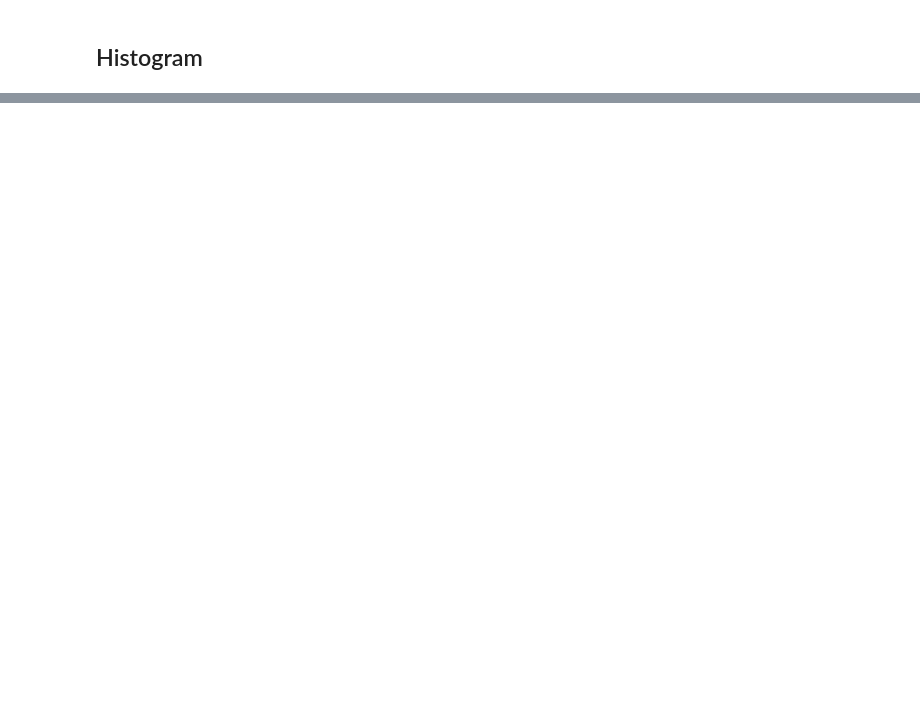
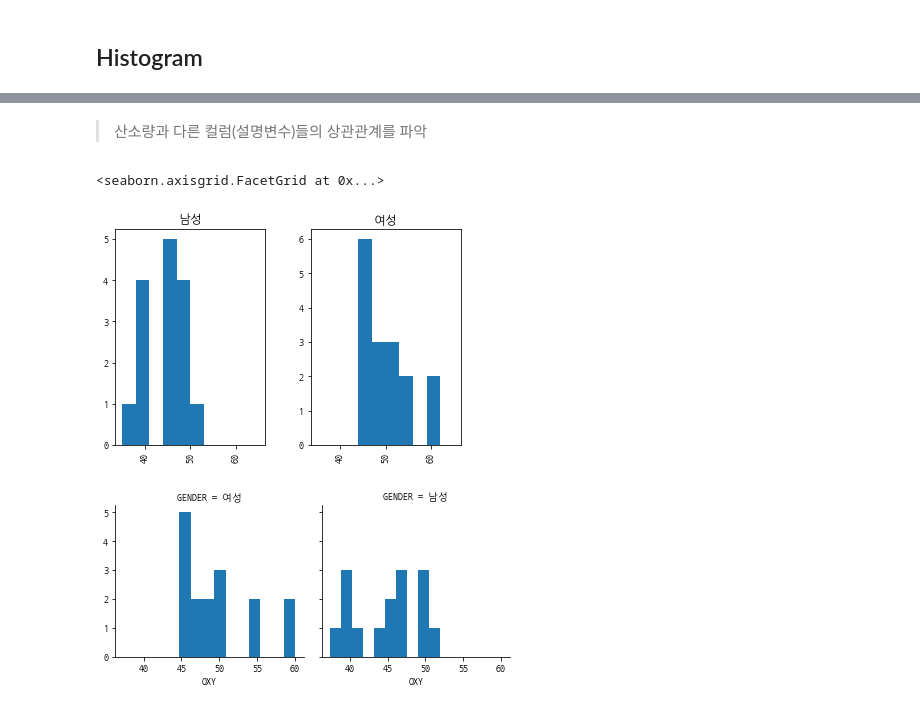
Before and after one commit to wonbae/data-analytics, a Jupyter notebook: 02.그래프분석.ipynb, the cells around one changed output, grey strips where cells are left out. Cells and saved outputs as stored; diff of their text form; code cells hidden in the pictures; blank space fills up the shorter version.

```diff
--- a/02.그래프분석.ipynb
+++ b/02.그래프분석.ipynb
@@ -51,0 +79,10 @@ df_groupby_total.plot.bar()
+# %% [markdown]
+> 산소량과 다른 컬럼(설명변수)들의 상관관계를 파악
+# %%
+df_fitness.hist(column="OXY", by="GENDER", range=(35,65))
+grid = sns.FacetGrid(df_fitness, col="GENDER")
+grid.map(plt.hist, "OXY")
+# %% [output]
+<seaborn.axisgrid.FacetGrid at 0x...>
+[figure, added]
+[figure, added]
```
Also changed, not shown: parts of 14 cells of this notebook.
